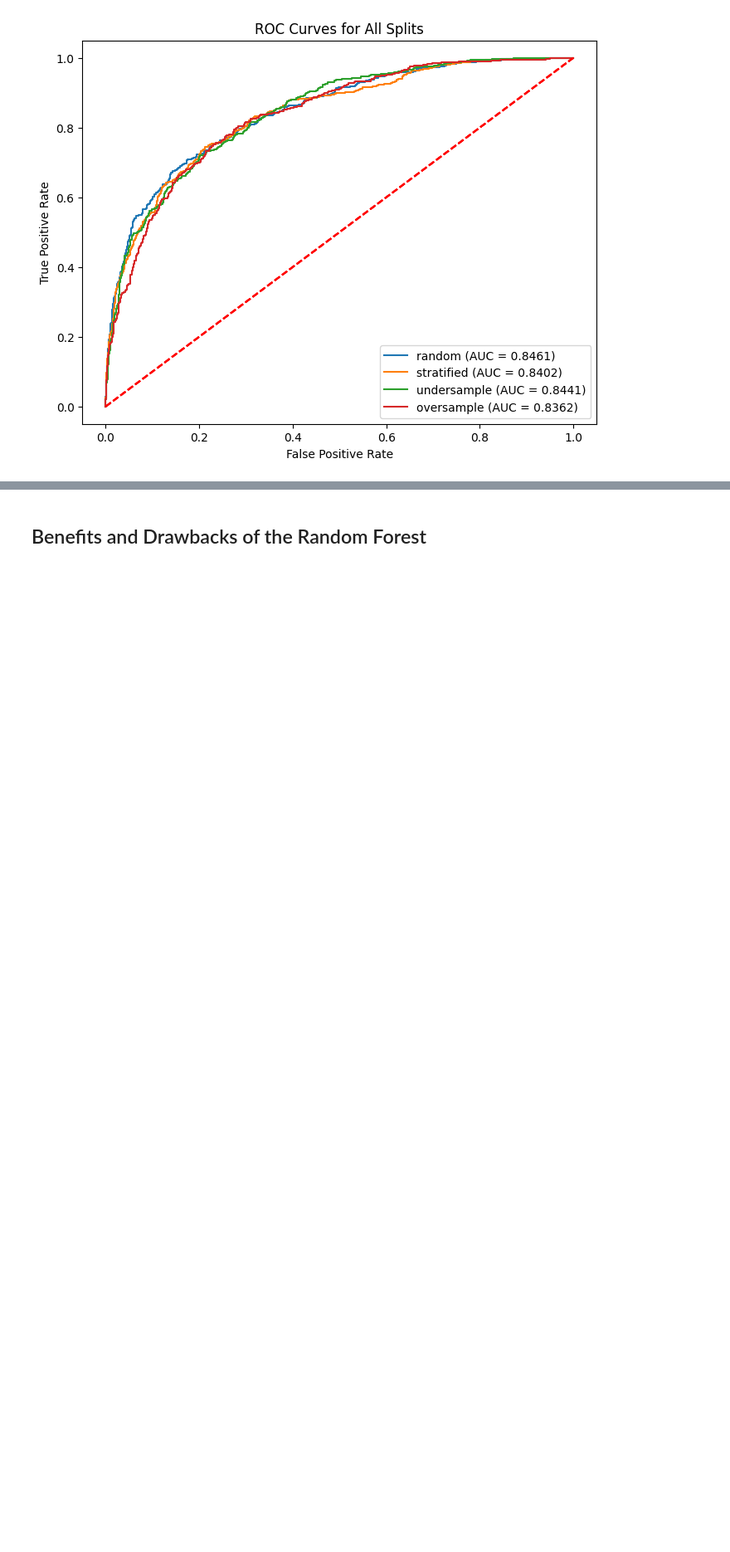
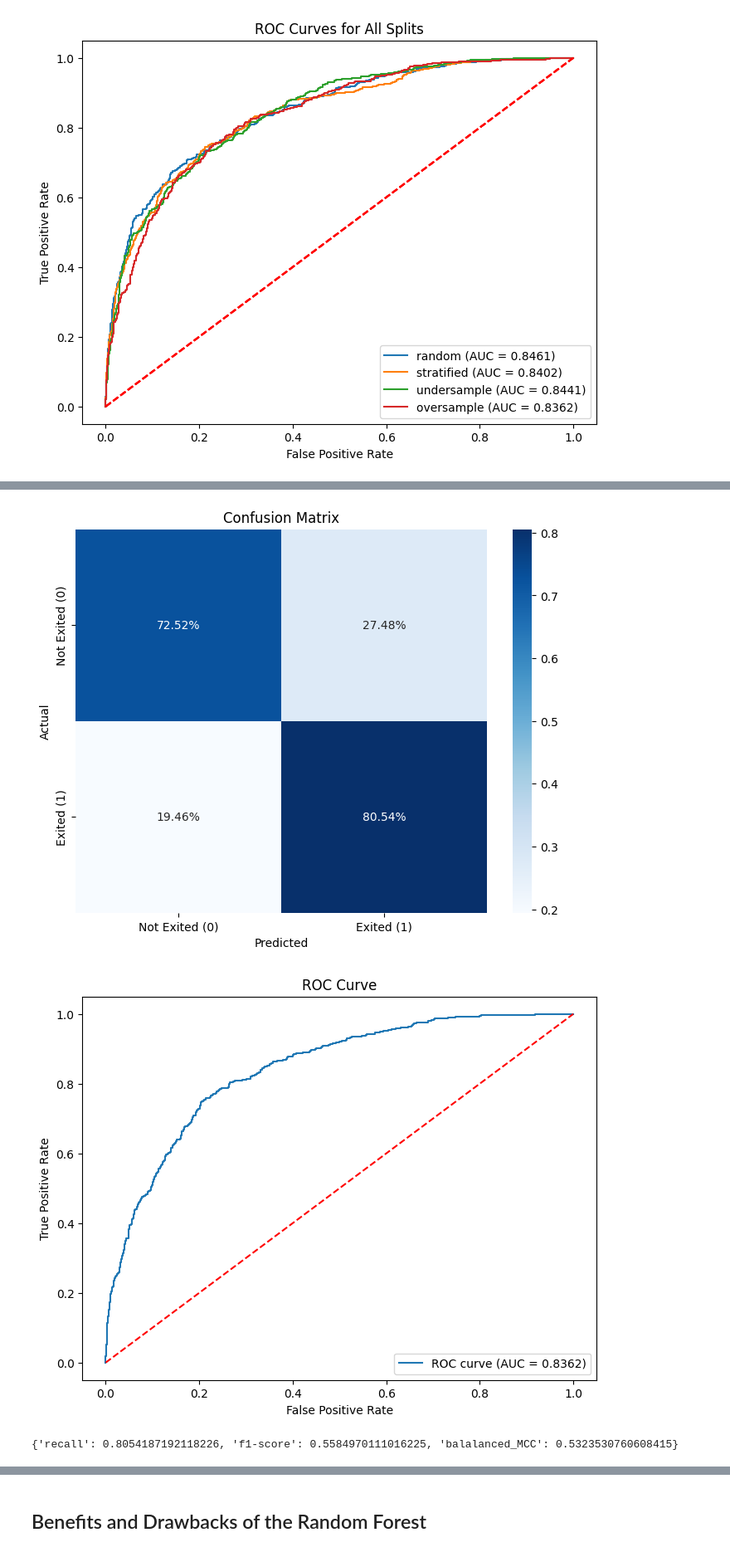
Before and after one commit to djjjones6/Group_Assessment_1, a Jupyter notebook: 04-RandomForest/randomForest.ipynb, the cells around one changed output, grey strips where cells are left out. Shown at 83% size. Cells and saved outputs as stored; diff of their text form; code cells hidden in the pictures; blank space fills up the shorter version.

```diff
--- a/04-RandomForest/randomForest.ipynb
+++ b/04-RandomForest/randomForest.ipynb
@@ -597,0 +634,74 @@ final_performance
+# %%
+from sklearn.metrics import confusion_matrix, classification_report, roc_curve, auc, balanced_accuracy_score
+from imblearn.under_sampling import RandomUnderSampler
+
+performance = {}
+
+#Train and evaluate the model on Undersampled split
+
+
+rus = RandomUnderSampler(sampling_strategy = "auto", random_state=7)
+X_train_under, y_train_under = rus.fit_resample(X_train_raw, y_train_raw)
+
+important_feature_names = [feature[0] for feature in feature_importances[0:9]]
+
+#Create training and testing sets with only the important features
+X_train_under = X_train_under[important_feature_names]
+X_test_raw = X_test_raw[important_feature_names] #reduce features in raw X test set
+
+
+#Train the model
+GS_model.fit(X_train_under, y_train_under)
+
+#Predict on the test set
+y_test_pred = GS_model.predict(X_test_raw)
+
+#Get predicted probabilities that the test observations belong to a class
+y_score = GS_model.predict_proba(X_test_raw)[:, 1]
+
+
+
+# Plot the confusion matrix
+conf_matrix = confusion_matrix(y_test_raw, y_test_pred)
+conf_matrix_normalized = conf_matrix.astype('float') / conf_matrix.sum(axis=1)[:, np.newaxis]
+
+plt.figure(figsize=(8, 6))
+sns.heatmap(conf_matrix_normalized, annot=True, fmt='.2%', cmap='Blues',
+            xticklabels=['Not Exited (0)', 'Exited (1)'],
+            yticklabels=['Not Exited (0)', 'Exited (1)'])
+plt.title('Confusion Matrix')
+plt.ylabel('Actual')
+plt.xlabel('Predicted')
+plt.show()
+
+# Plot the ROC curve
+fpr, tpr, _ = roc_curve(y_test_raw, y_score)
+
+# Generate classification report
+report = classification_report(y_test_raw, y_test_pred)
+# Extract metrics from classification report
+report_dict = classification_report(y_test_raw, y_test_pred, output_dict=True)
+balanced_MCC = balanced_MCC_macro_avg(y_test_raw, y_test_pred)
+
+performance = {
+                'recall' : report_dict['1']['recall'],
+                'f1-score' : report_dict['1']['f1-score'],
+                'balalanced_MCC' : balanced_MCC
+            }
+
+plt.figure(figsize=(8, 6))
+plt.plot(fpr, tpr, label=f'ROC curve (AUC = {roc_auc:.4f})')
+plt.plot([0, 1], [0, 1], color='red', linestyle='--')  # Diagonal line for random guessing
+plt.xlabel('False Positive Rate')
+plt.ylabel('True Positive Rate')
+plt.title('ROC Curve')
+plt.legend(loc='lower right')
+plt.show()
+
+#Show the plots
+plt.show()
+print(performance)
+# %% [output]
+[figure, added]
+[figure, added]
+{'recall': 0.8054187192118226, 'f1-score': 0.5584970111016225, 'balalanced_MCC': 0.5323530760608415}
```
Also changed, not shown: parts of 12 cells of this notebook, 1 other file.
